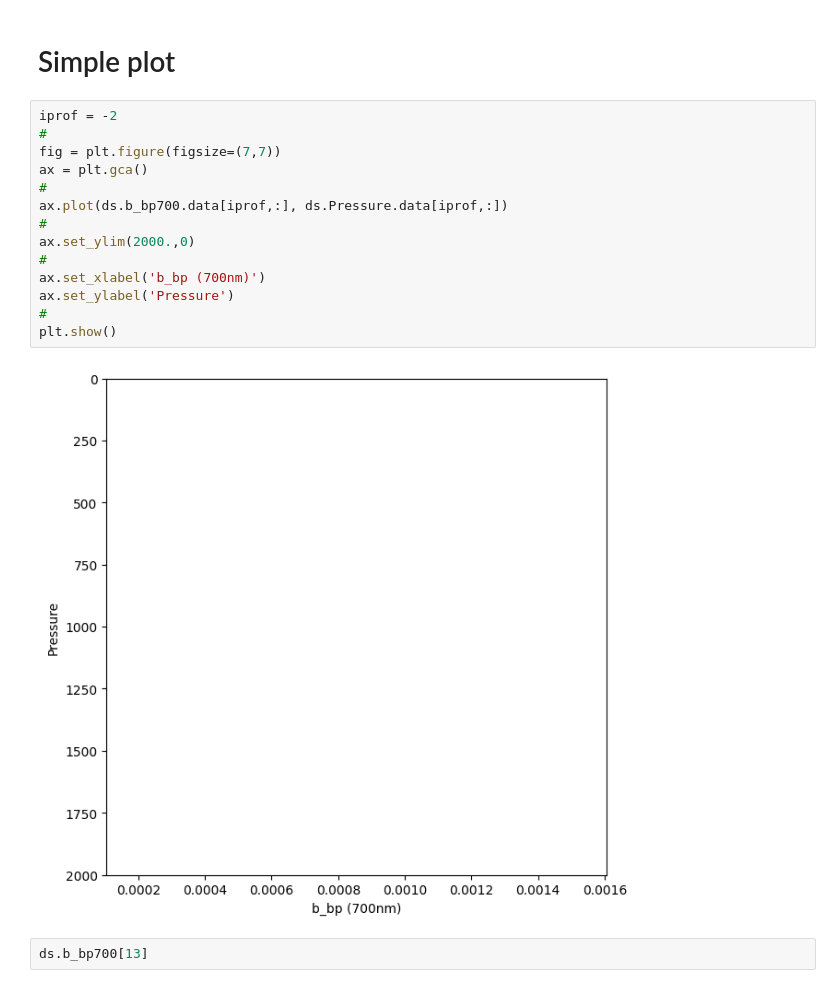
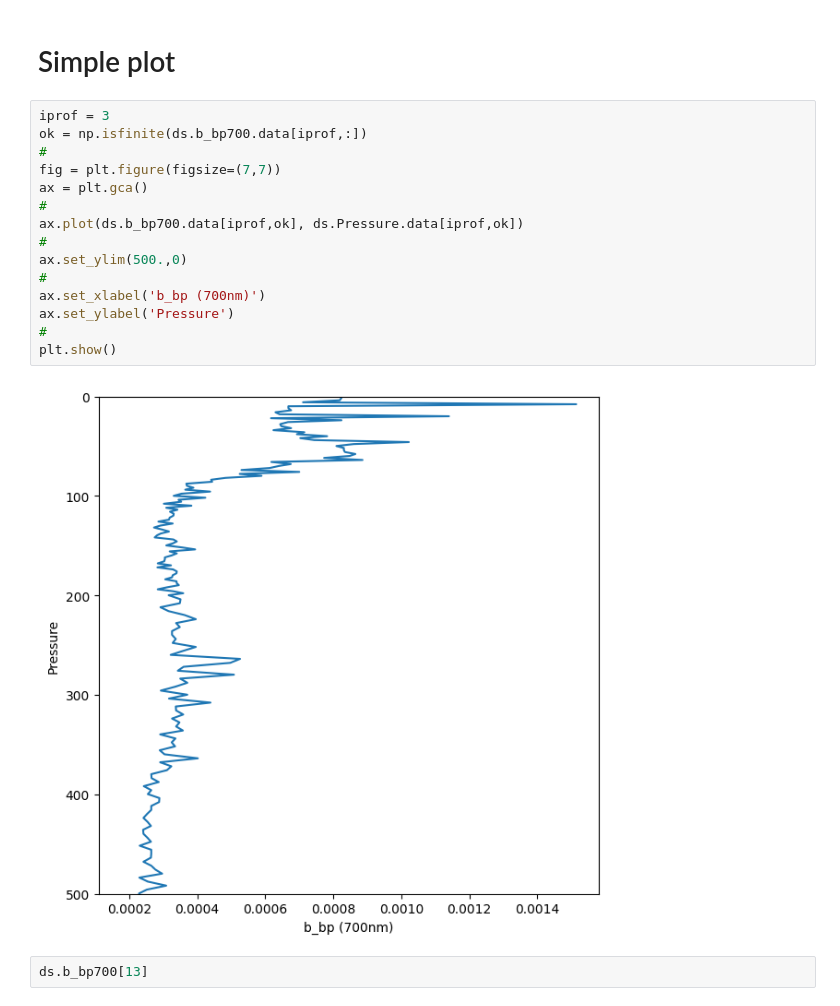
Before and after one commit to ocean-colour/bing, a Jupyter notebook: papers/biomass/Analysis/Exploring_Argo.ipynb, the cells around one changed output. Drawn from its saved outputs; the diff is of its cells as text.

```diff
--- a/papers/biomass/Analysis/Exploring_Argo.ipynb
+++ b/papers/biomass/Analysis/Exploring_Argo.ipynb
@@ -53,21 +53,22 @@ Attributes:
 # %% [markdown]
 # Simple plot
 # %%
-iprof = -2
+iprof = 3
+ok = np.isfinite(ds.b_bp700.data[iprof,:])
 #
 fig = plt.figure(figsize=(7,7))
 ax = plt.gca()
 #
-ax.plot(ds.b_bp700.data[iprof,:], ds.Pressure.data[iprof,:])
+ax.plot(ds.b_bp700.data[iprof,ok], ds.Pressure.data[iprof,ok])
 #
-ax.set_ylim(2000.,0)
+ax.set_ylim(500.,0)
 #
 ax.set_xlabel('b_bp (700nm)')
 ax.set_ylabel('Pressure')
 #
 plt.show()
 # %% [output]
-[figure, old version]
+[figure, new version]
 # %%
 ds.b_bp700[13]
 # %% [output]
```
Also changed, not shown: 5 other files.
